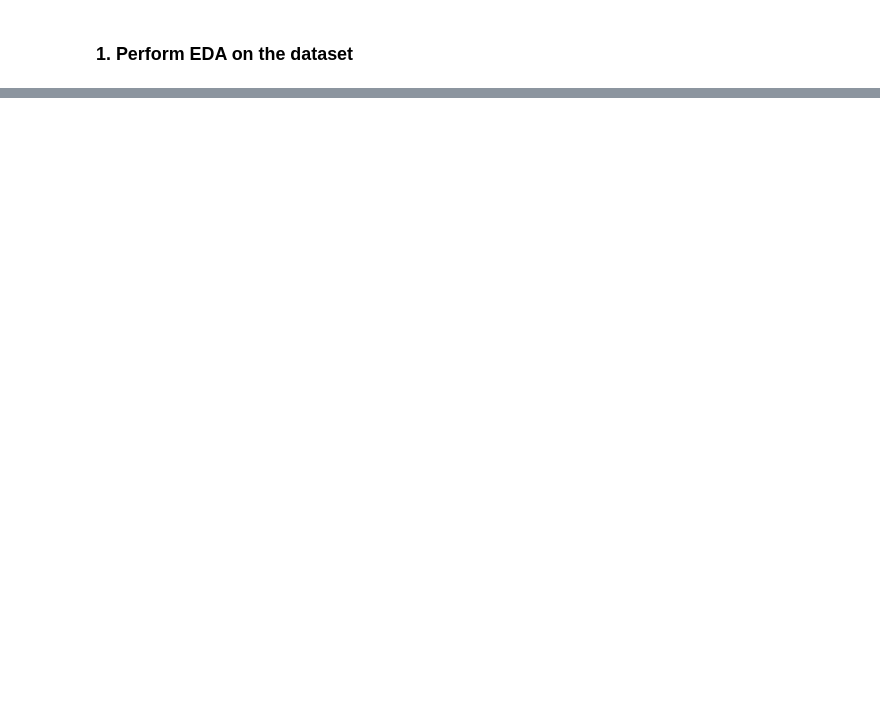
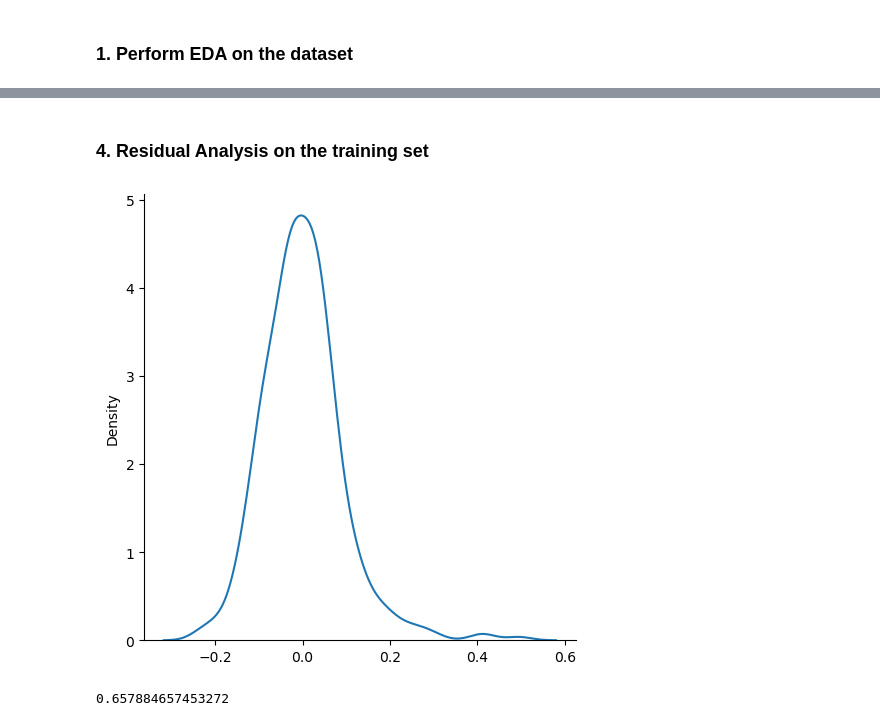
Before and after one commit to riteshlath/understanding-machine-learning, a Jupyter notebook: linear-regression/multiple-linear-regression/multiple-linear-regression.ipynb, the cells around one changed output, grey strips where cells are left out. Drawn from its saved outputs; the diff is of its cells as text; code cells hidden in the pictures; blank space fills up the shorter version.

```diff
--- a/linear-regression/multiple-linear-regression/multiple-linear-regression.ipynb
+++ b/linear-regression/multiple-linear-regression/multiple-linear-regression.ipynb
@@ -161,0 +267,6 @@ mean_squared_error: 4.525508063101037
+# %%
+X_train = df_train[['area','bathrooms','airconditioning']]
+y_train = df_train['price']
+X_train = sm.add_constant(X_train)
+model = sm.OLS(y_train, X_train).fit()
+model.summary()
@@ -161,0 +302,6 @@ mean_squared_error: 4.525508063101037
+# %%
+X_train = df_train.drop(labels=['price'], axis=1)
+X_train = sm.add_constant(X_train)
+y_train = df_train['price']
+model = sm.OLS(y_train, X_train).fit()
+model.summary()
@@ -161,0 +363,7 @@ mean_squared_error: 4.525508063101037
+# %%
+# Create model removing the variable with highest p-values
+X_train = df_train.drop(labels=['furnished','price'], axis=1)
+y_train = df_train['price']
+X_train = sm.add_constant(X_train)
+model = sm.OLS(y_train, X_train).fit()
+model.summary()
@@ -161,0 +423,7 @@ mean_squared_error: 4.525508063101037
+# %%
+# Create model removing the variable furnished and bedrooms with highest p-values
+X_train = df_train.drop(labels = ['furnished','bedrooms','price'], axis=1)
+X_train = sm.add_constant(X_train)
+y_train = df_train['price']
+model = sm.OLS(y_train, X_train).fit()
+model.summary()
@@ -161,0 +481,14 @@ mean_squared_error: 4.525508063101037
+# %% [markdown]
+### 4. Residual Analysis on the training set
+# %%
+y_pred = model.predict(X_train)
+res = y_train - y_pred
+sns.displot(res, kind = 'kde')
+plt.show()
+# %% [output]
+[figure, added]
+# %%
+r_squared_score = r2_score(y_train,y_pred)
+print(r_squared_score)
+# %% [output]
+0.657884657453272
```
Also changed, not shown: parts of 71 cells of this notebook.
